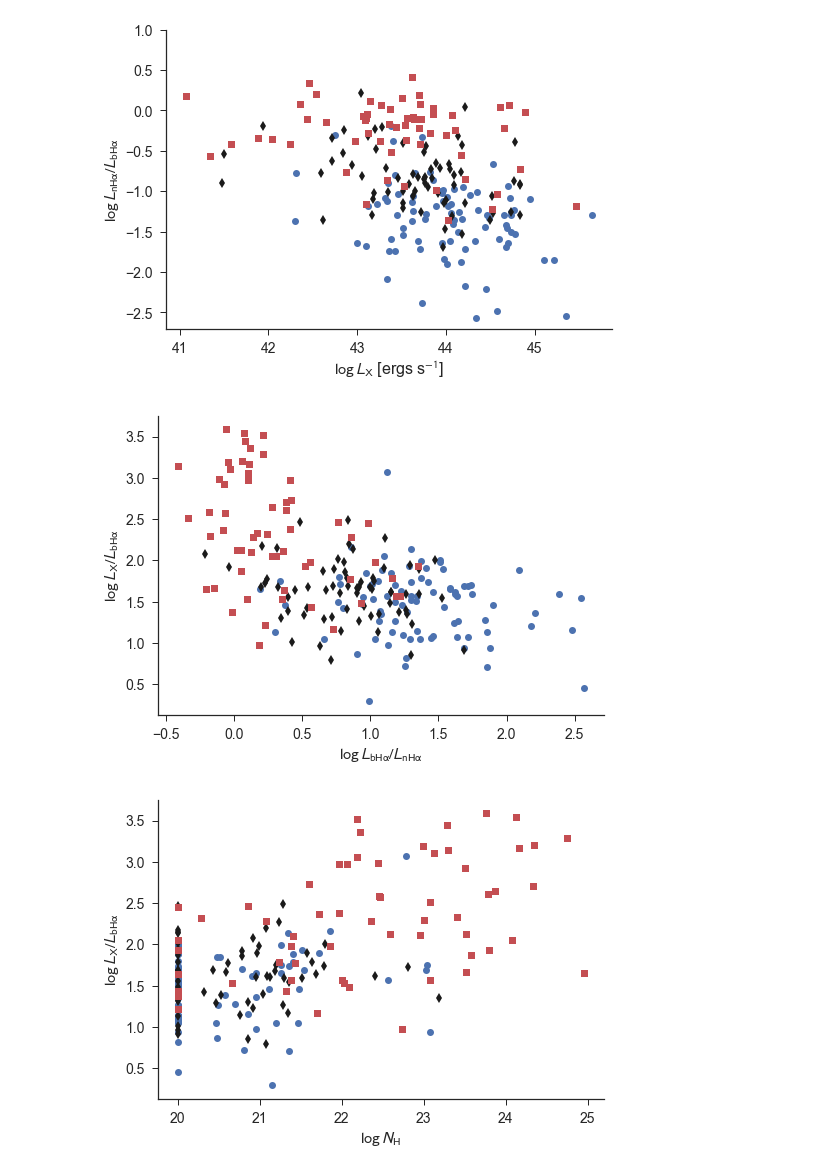
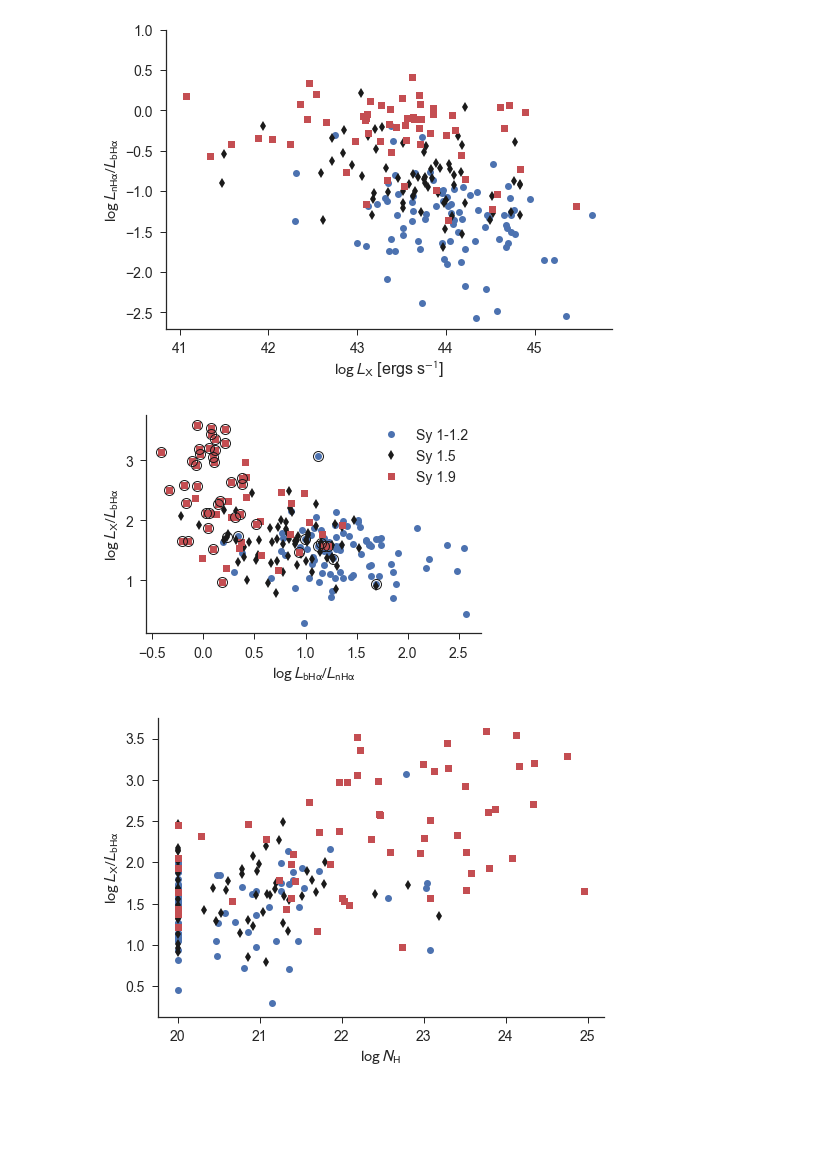
Before and after one commit to ttshimiz/bass-sy1_9-obscuration, a Jupyter notebook: notebooks/random_figures.ipynb, the cells around one changed output. Drawn from its saved outputs; the diff is of its cells as text; code cells hidden in the pictures; blank space fills up the shorter version.

```diff
--- a/notebooks/random_figures.ipynb
+++ b/notebooks/random_figures.ipynb
@@ -64,17 +64,22 @@ sn.despine()
 # %%
 fig = plt.figure()
 ax = fig.add_subplot(111)
 
 ax.plot(np.log10(df['Lbroad/Lnarrow'][type1]), np.log10(df['LX/Lbroad'][type1]), 'bo')
 ax.plot( np.log10(df['Lbroad/Lnarrow'][type1_5]), np.log10(df['LX/Lbroad'][type1_5]), 'kd')
 ax.plot( np.log10(df['Lbroad/Lnarrow'][type1_9]), np.log10(df['LX/Lbroad'][type1_9]), 'rs')
+ax.plot(np.log10(df['Lbroad/Lnarrow'][xray_absorbed]), np.log10(df['LX/Lbroad'][xray_absorbed]), marker='o', ms=10, mfc='None',
+        mec='k', ls='None', color='k', mew=1.0)
 
 #ax.set_ylim(-2.7, 1.0)
+ax.legend(['Sy 1-1.2', 'Sy 1.5', 'Sy 1.9'])
 ax.set_ylabel(r'$\log\,L_{\rm X}/L_{\rm bH\alpha}$')
 ax.set_xlabel(r'$\log\,L_{\rm bH\alpha}/L_{\rm nH\alpha}$')
 sn.despine()
+
+fig.savefig('../figures/lbha_lnha_ratio_vs_lx_lbha_ratio.pdf', bbox_inches='tight')
 # %% [output]
-[figure, old version]
+[figure, new version]
 # %%
 fig = plt.figure()
 ax = fig.add_subplot(111)
```
Also changed, not shown: parts of 12 cells of this notebook, 9 other files.
